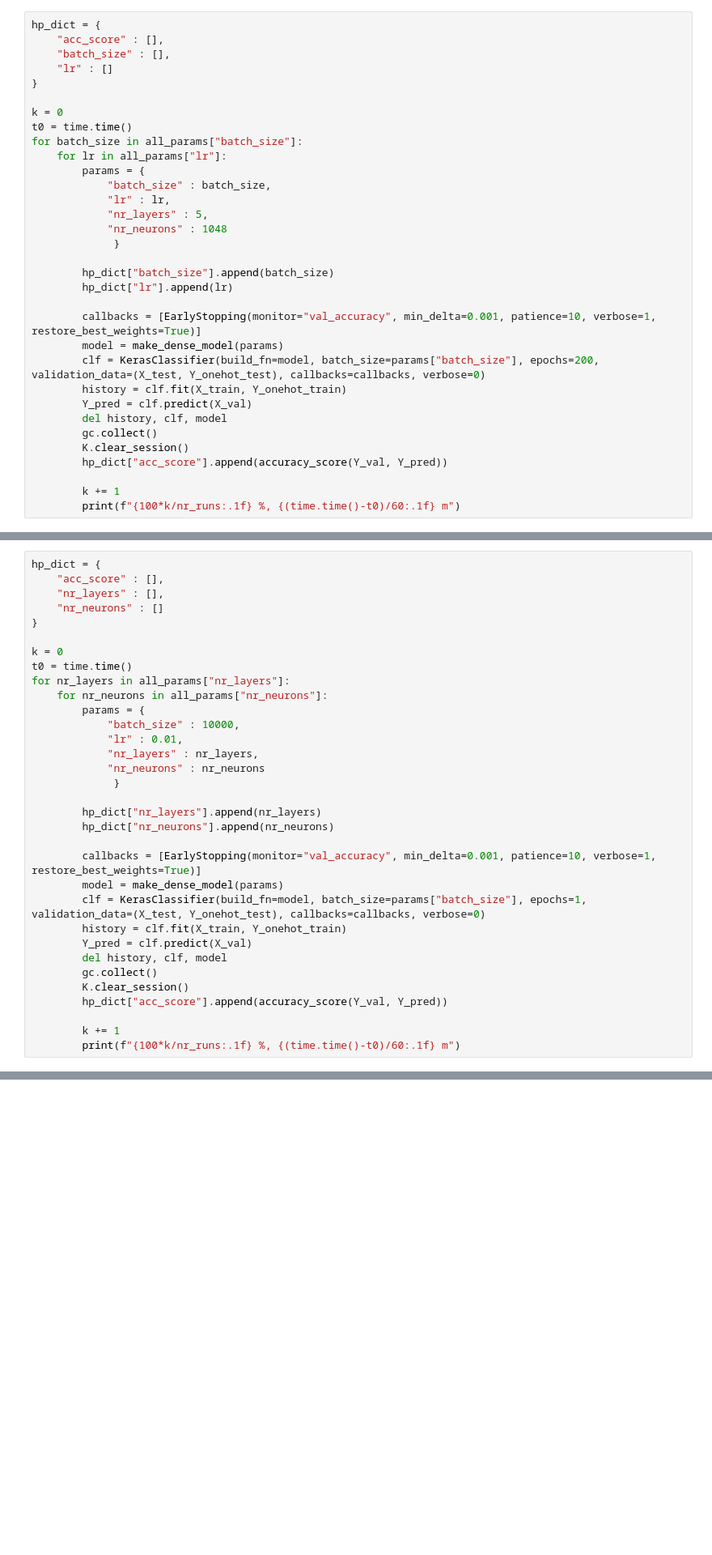
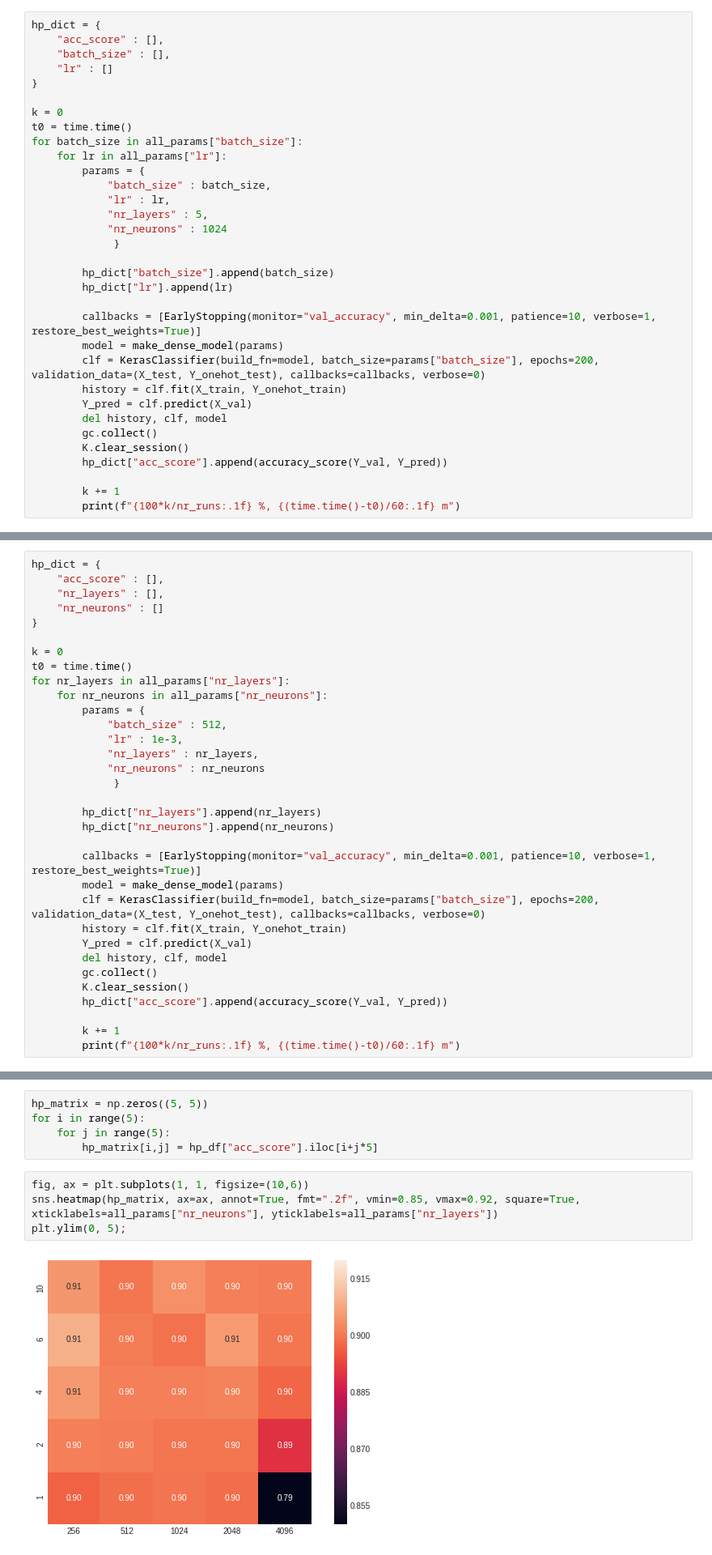
Before and after one commit to asdfbat/FYS-STK4155, a Jupyter notebook: Project3/src/Fashion_DNN.ipynb, the cells around one changed output, grey strips where cells are left out. Shown at 81% size. Drawn from its saved outputs; the diff is of its cells as text; blank space fills up the shorter version.

```diff
--- a/Project3/src/Fashion_DNN.ipynb
+++ b/Project3/src/Fashion_DNN.ipynb
@@ -106,7 +109,7 @@ for batch_size in all_params["batch_size"]:
             "batch_size" : batch_size,
             "lr" : lr,
             "nr_layers" : 5,
-            "nr_neurons" : 1048
+            "nr_neurons" : 1024
              }
 
         hp_dict["batch_size"].append(batch_size)
@@ -147,8 +184,8 @@ t0 = time.time()
 for nr_layers in all_params["nr_layers"]:
     for nr_neurons in all_params["nr_neurons"]:
         params = {
-            "batch_size" : 10000,
-            "lr" : 0.01,
+            "batch_size" : 512,
+            "lr" : 1e-3,
             "nr_layers" : nr_layers,
             "nr_neurons" : nr_neurons
              }
@@ -158,7 +195,7 @@ for nr_layers in all_params["nr_layers"]:
 
         callbacks = [EarlyStopping(monitor="val_accuracy", min_delta=0.001, patience=10, verbose=1, restore_best_weights=True)]
         model = make_dense_model(params)
-        clf = KerasClassifier(build_fn=model, batch_size=params["batch_size"], epochs=1, validation_data=(X_test, Y_onehot_test), callbacks=callbacks, verbose=0)
+        clf = KerasClassifier(build_fn=model, batch_size=params["batch_size"], epochs=200, validation_data=(X_test, Y_onehot_test), callbacks=callbacks, verbose=0)
         history = clf.fit(X_train, Y_onehot_train)
         Y_pred = clf.predict(X_val)
         del history, clf, model
@@ -173,0 +249,11 @@ hp_df.to_pickle("../data/hp_df_DNN_network_size.pickle")
+# %%
+hp_matrix = np.zeros((5, 5))
+for i in range(5):
+    for j in range(5):
+        hp_matrix[i,j] = hp_df["acc_score"].iloc[i+j*5]
+# %%
+fig, ax = plt.subplots(1, 1, figsize=(10,6))
+sns.heatmap(hp_matrix, ax=ax, annot=True, fmt=".2f", vmin=0.85, vmax=0.92, square=True, xticklabels=all_params["nr_neurons"], yticklabels=all_params["nr_layers"])
+plt.ylim(0, 5);
+# %% [output]
+[figure, added]
```
Also changed, not shown: parts of 5 cells of this notebook, 1 other file.
